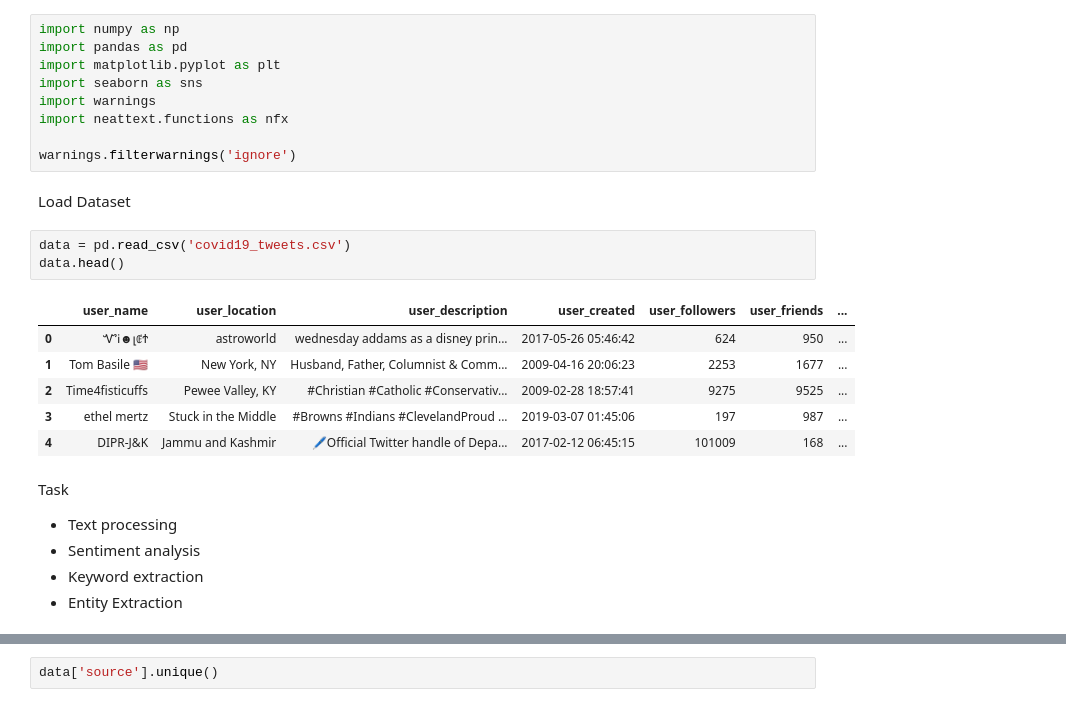
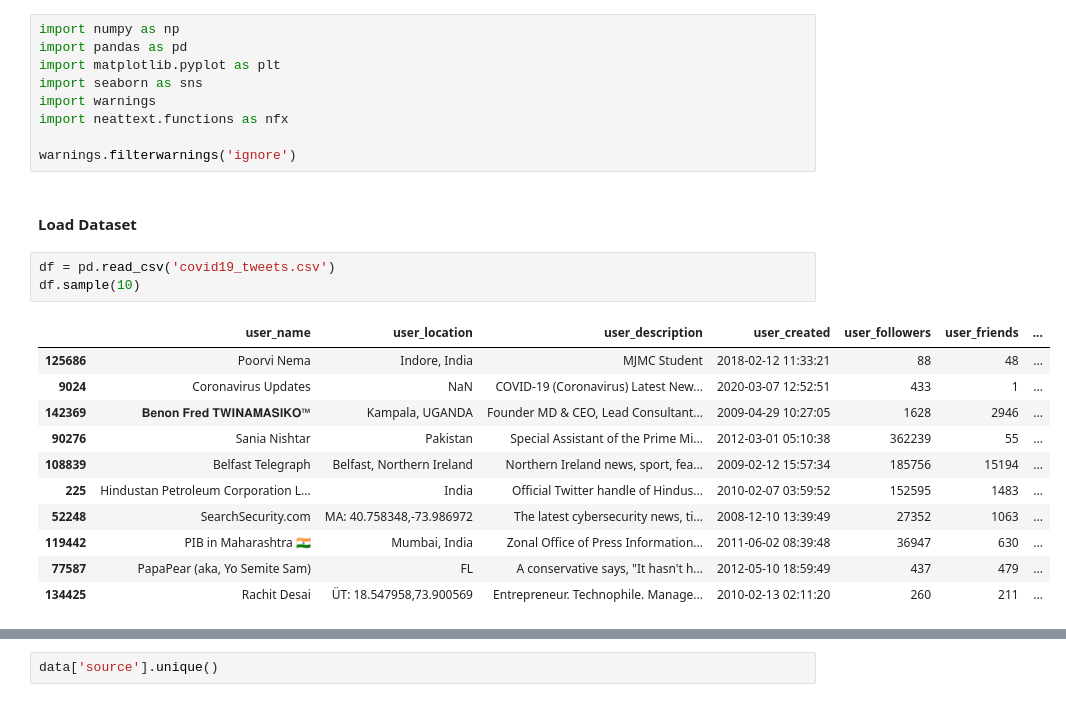
Before and after one commit to Naftal-Rainer/COVID-19-SENTIMENT-ANALYSIS, a Jupyter notebook: analysis of covid-19 tweets.ipynb, the cells around one changed output, grey strips where cells are left out. Cells and saved outputs as stored; diff of their text form.

```diff
--- a/analysis of covid-19 tweets.ipynb
+++ b/analysis of covid-19 tweets.ipynb
@@ -9,21 +19,20 @@ import warnings
 import neattext.functions as nfx
 
 warnings.filterwarnings('ignore')
-# %% [markdown]
-Load Dataset
+# %% [markdown]
+#### Load Dataset
 # %%
-data = pd.read_csv('covid19_tweets.csv')
-data.head()
+df = pd.read_csv('covid19_tweets.csv')
+df.sample(10)
 # %% [output]
 |  | user_name | user_location | user_description | user_created | user_followers | user_friends | ... |
-| 0 | ᏉᎥ☻լꂅϮ | astroworld | wednesday addams as a disney prin... | 2017-05-26 05:46:42 | 624 | 950 | ... |
-| 1 | Tom Basile 🇺🇸 | New York, NY | Husband, Father, Columnist & Comm... | 2009-04-16 20:06:23 | 2253 | 1677 | ... |
-| 2 | Time4fisticuffs | Pewee Valley, KY | #Christian #Catholic #Conservativ... | 2009-02-28 18:57:41 | 9275 | 9525 | ... |
-| 3 | ethel mertz | Stuck in the Middle | #Browns #Indians #ClevelandProud ... | 2019-03-07 01:45:06 | 197 | 987 | ... |
-| 4 | DIPR-J&K | Jammu and Kashmir | 🖊️Official Twitter handle of Depa... | 2017-02-12 06:45:15 | 101009 | 168 | ... |
+| 125686 | Poorvi Nema | Indore, India | MJMC Student | 2018-02-12 11:33:21 | 88 | 48 | ... |
+| 9024 | Coronavirus Updates | NaN | COVID-19 (Coronavirus) Latest New... | 2020-03-07 12:52:51 | 433 | 1 | ... |
+| 142369 | 𝐁𝐞𝐧𝐨𝐧 𝐅𝐫𝐞𝐝 𝐓𝐖𝐈𝐍𝐀𝐌𝐀𝐒𝐈𝐊𝐎™ | Kampala, UGANDA | Founder MD & CEO, Lead Consultant... | 2009-04-29 10:27:05 | 1628 | 2946 | ... |
+| 90276 | Sania Nishtar | Pakistan | Special Assistant of the Prime Mi... | 2012-03-01 05:10:38 | 362239 | 55 | ... |
+| 108839 | Belfast Telegraph | Belfast, Northern Ireland | Northern Ireland news, sport, fea... | 2009-02-12 15:57:34 | 185756 | 15194 | ... |
+| 225 | Hindustan Petroleum Corporation L... | India | Official Twitter handle of Hindus... | 2010-02-07 03:59:52 | 152595 | 1483 | ... |
+| 52248 | SearchSecurity.com | MA: 40.758348,-73.986972 | The latest cybersecurity news, ti... | 2008-12-10 13:39:49 | 27352 | 1063 | ... |
+| 119442 | PIB in Maharashtra 🇮🇳 | Mumbai, India | Zonal Office of Press Information... | 2011-06-02 08:39:48 | 36947 | 630 | ... |
+| 77587 | PapaPear (aka, Yo Semite Sam) | FL | A conservative says, "It hasn't h... | 2012-05-10 18:59:49 | 437 | 479 | ... |
+| 134425 | Rachit Desai | ÜT: 18.547958,73.900569 | Entrepreneur. Technophile. Manage... | 2010-02-13 02:11:20 | 260 | 211 | ... |
-# %% [markdown]
-Task
-- Text processing
-- Sentiment analysis
-- Keyword extraction
-- Entity Extraction
```
Also changed, not shown: parts of 29 cells of this notebook.
